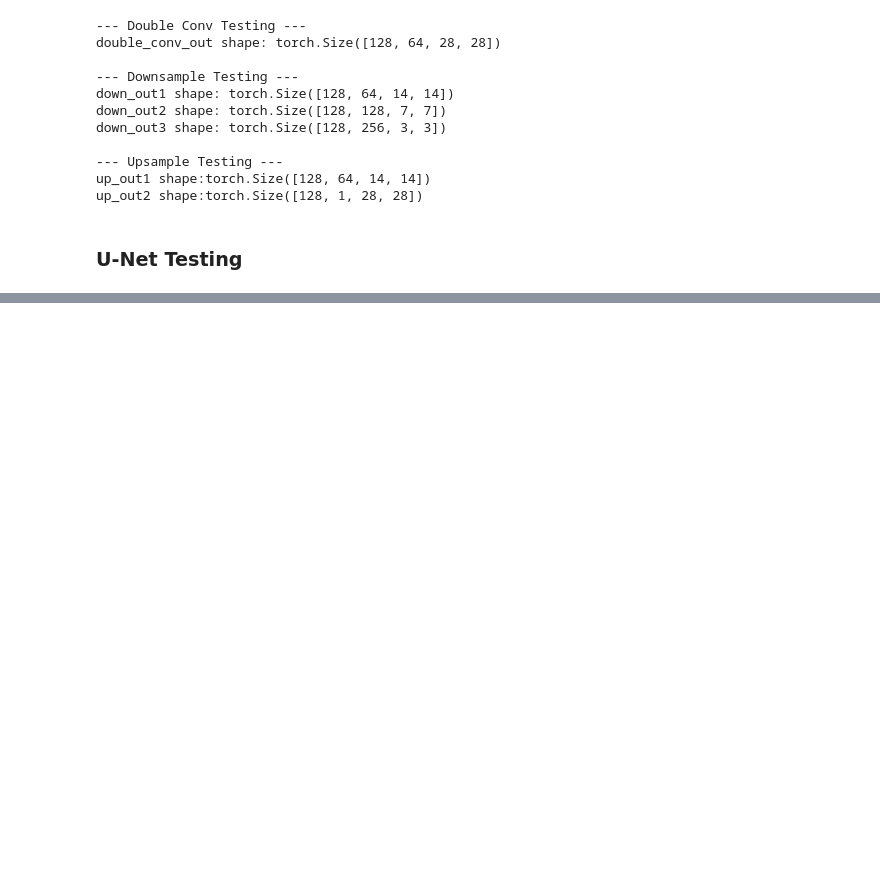
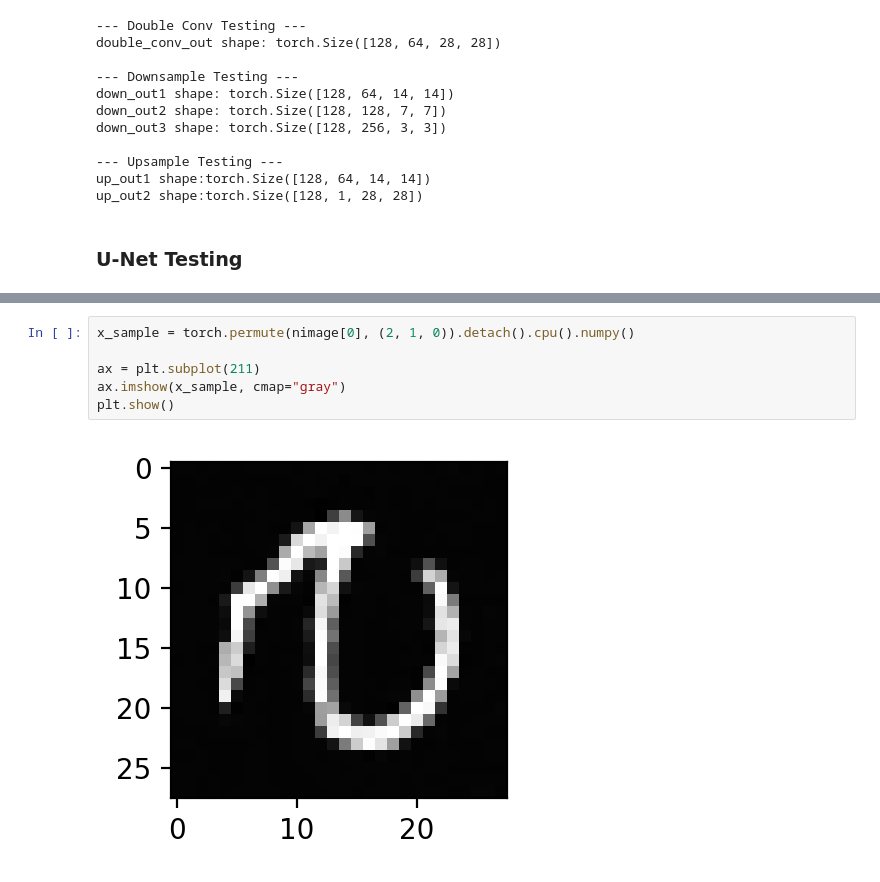
Before and after one commit to ThanhL/udlbook-learn, a Jupyter notebook: Notebooks/Chap18/diffusion/diffusion_mnist.ipynb, the cells around one changed output, grey strips where cells are left out. Cells and saved outputs as stored; diff of their text form; blank space fills up the shorter version.

```diff
--- a/Notebooks/Chap18/diffusion/diffusion_mnist.ipynb
+++ b/Notebooks/Chap18/diffusion/diffusion_mnist.ipynb
@@ -474,0 +654,8 @@ tensor([84, 72, 57, 94, 16, 89, 33,  8, 91, 27, 32, 22, 16,  4, 49, 83, 30, 18,
+# %%
+x_sample = torch.permute(nimage[0], (2, 1, 0)).detach().cpu().numpy()
+
+ax = plt.subplot(211)
+ax.imshow(x_sample, cmap="gray")
+plt.show()
+# %% [output]
+[figure, added]
```
Also changed, not shown: parts of 9 cells of this notebook.
